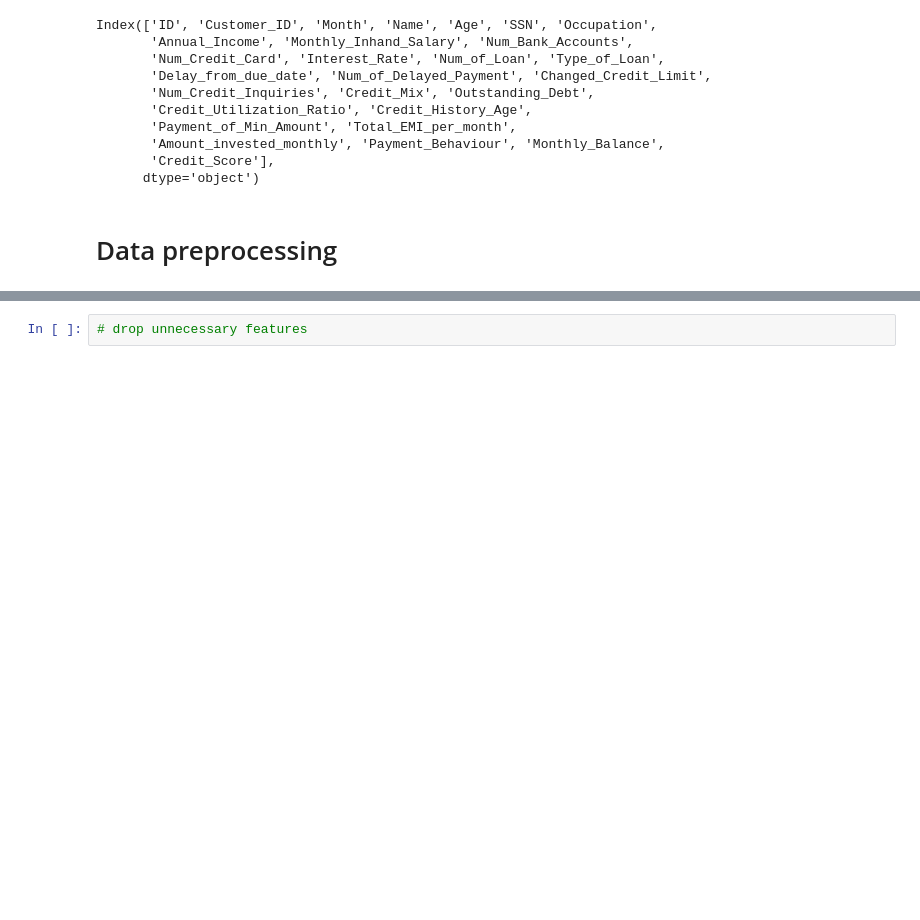
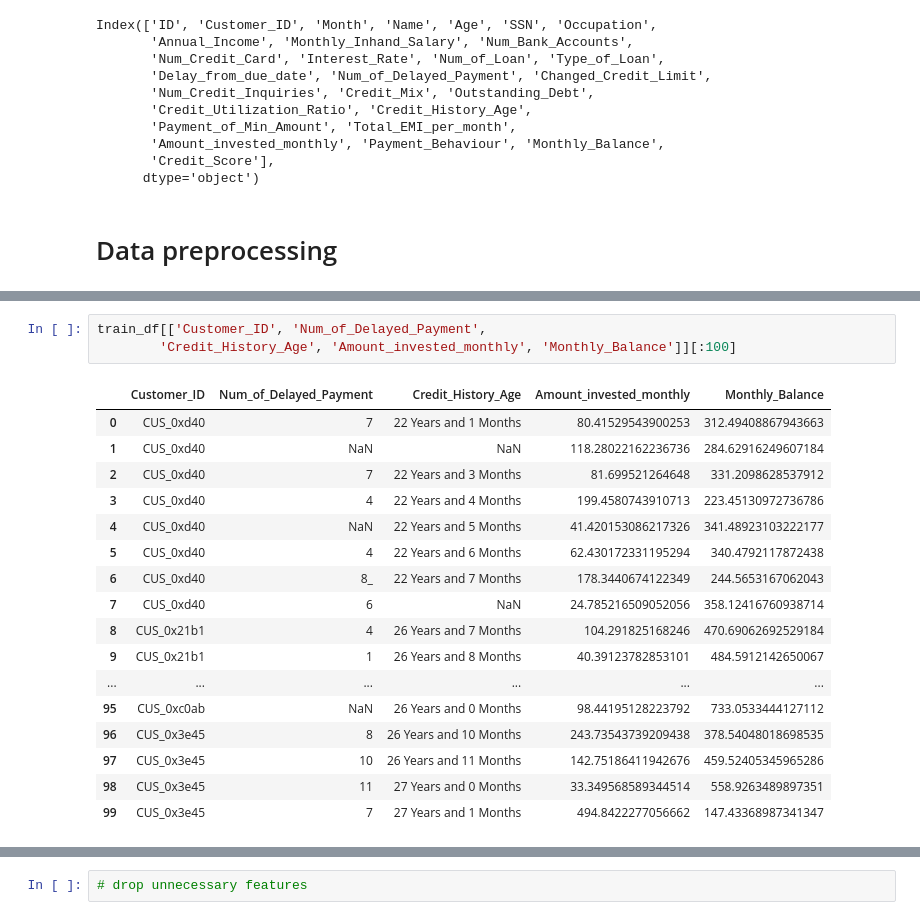
Before and after one commit to Marikinyo/credit-score-classifier, a Jupyter notebook: data-preprocessing.ipynb, the cells around one changed output, grey strips where cells are left out. Saved outputs shown, nothing was run; the diff lists cells and outputs as text; blank space fills up the shorter version.

```diff
--- a/data-preprocessing.ipynb
+++ b/data-preprocessing.ipynb
@@ -62,0 +112,21 @@ Index(['ID', 'Customer_ID', 'Month', 'Name', 'Age', 'SSN', 'Occupation',
+# %%
+train_df[['Customer_ID', 'Num_of_Delayed_Payment',
+        'Credit_History_Age', 'Amount_invested_monthly', 'Monthly_Balance']][:100]
+# %% [output]
+|  | Customer_ID | Num_of_Delayed_Payment | Credit_History_Age | Amount_invested_monthly | Monthly_Balance |
+| 0 | CUS_0xd40 | 7 | 22 Years and 1 Months | 80.41529543900253 | 312.49408867943663 |
+| 1 | CUS_0xd40 | NaN | NaN | 118.28022162236736 | 284.62916249607184 |
+| 2 | CUS_0xd40 | 7 | 22 Years and 3 Months | 81.699521264648 | 331.2098628537912 |
+| 3 | CUS_0xd40 | 4 | 22 Years and 4 Months | 199.4580743910713 | 223.45130972736786 |
+| 4 | CUS_0xd40 | NaN | 22 Years and 5 Months | 41.420153086217326 | 341.48923103222177 |
+| 5 | CUS_0xd40 | 4 | 22 Years and 6 Months | 62.430172331195294 | 340.4792117872438 |
+| 6 | CUS_0xd40 | 8_ | 22 Years and 7 Months | 178.3440674122349 | 244.5653167062043 |
+| 7 | CUS_0xd40 | 6 | NaN | 24.785216509052056 | 358.12416760938714 |
+| 8 | CUS_0x21b1 | 4 | 26 Years and 7 Months | 104.291825168246 | 470.69062692529184 |
+| 9 | CUS_0x21b1 | 1 | 26 Years and 8 Months | 40.39123782853101 | 484.5912142650067 |
+| ... | ... | ... | ... | ... | ... |
+| 95 | CUS_0xc0ab | NaN | 26 Years and 0 Months | 98.44195128223792 | 733.0533444127112 |
+| 96 | CUS_0x3e45 | 8 | 26 Years and 10 Months | 243.73543739209438 | 378.54048018698535 |
+| 97 | CUS_0x3e45 | 10 | 26 Years and 11 Months | 142.75186411942676 | 459.52405345965286 |
+| 98 | CUS_0x3e45 | 11 | 27 Years and 0 Months | 33.349568589344514 | 558.9263489897351 |
+| 99 | CUS_0x3e45 | 7 | 27 Years and 1 Months | 494.8422277056662 | 147.43368987341347 |
```
Also changed, not shown: parts of 15 cells of this notebook.
